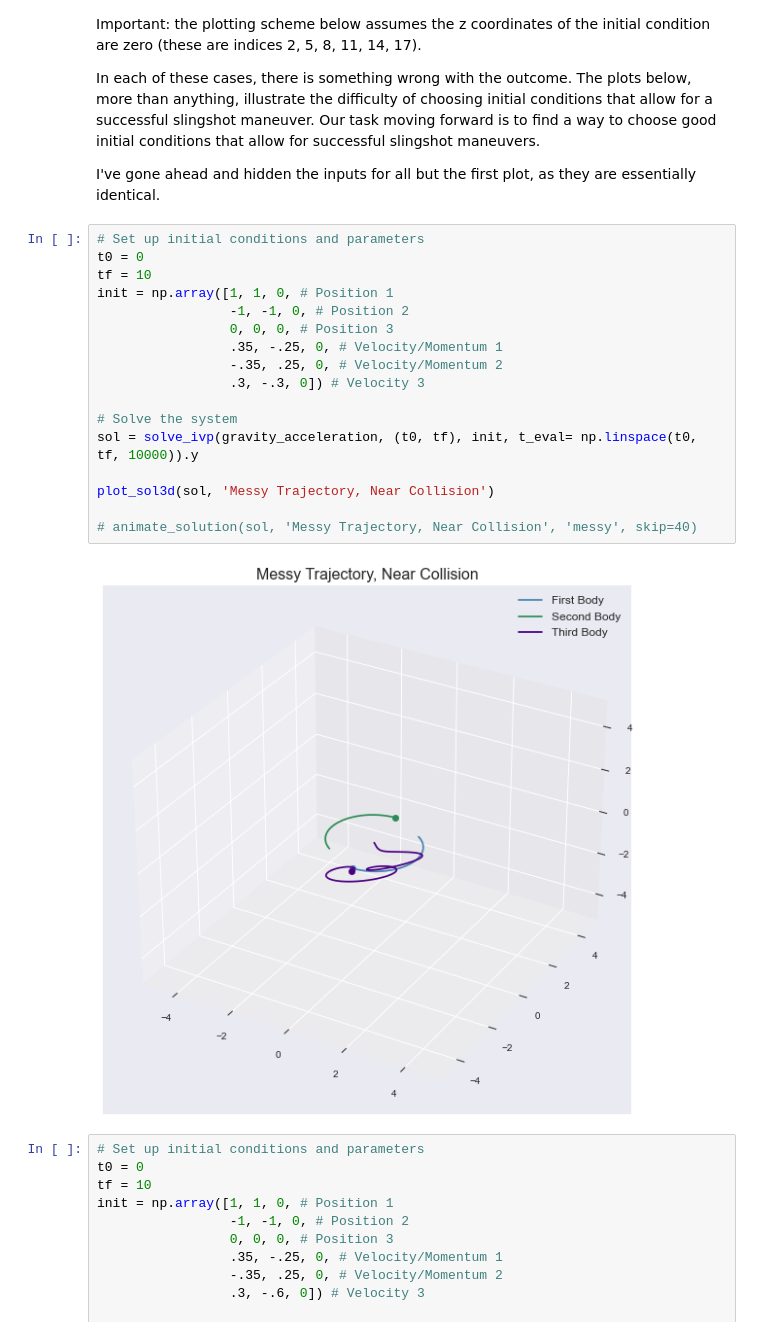
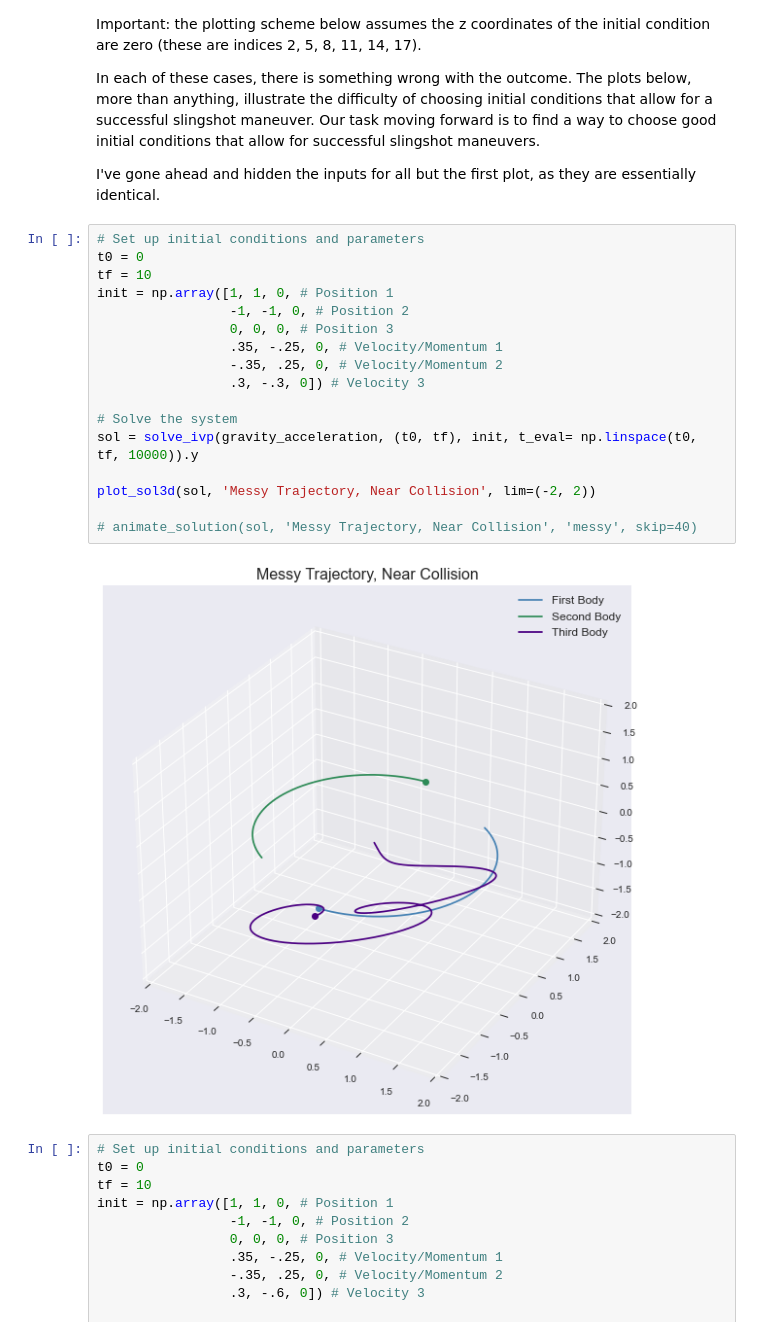
Before and after one commit to samcochran/optimal-spacecraft-control, a Jupyter notebook: Code/Sam.ipynb, the cells around one changed output. Saved outputs shown, nothing was run; the diff lists cells and outputs as text.

```diff
--- a/Code/Sam.ipynb
+++ b/Code/Sam.ipynb
@@ -164,22 +164,22 @@ I've gone ahead and hidden the inputs for all but the first plot, as they are es
 # %%
 # Set up initial conditions and parameters
 t0 = 0
 tf = 10
 init = np.array([1, 1, 0, # Position 1
                  -1, -1, 0, # Position 2
                  0, 0, 0, # Position 3
                  .35, -.25, 0, # Velocity/Momentum 1
                  -.35, .25, 0, # Velocity/Momentum 2
                  .3, -.3, 0]) # Velocity 3
 
 # Solve the system
 sol = solve_ivp(gravity_acceleration, (t0, tf), init, t_eval= np.linspace(t0, tf, 10000)).y
 
-plot_sol3d(sol, 'Messy Trajectory, Near Collision')
+plot_sol3d(sol, 'Messy Trajectory, Near Collision', lim=(-2, 2))
 
 # animate_solution(sol, 'Messy Trajectory, Near Collision', 'messy', skip=40)
 # %% [output]
-[figure, old version]
+[figure, new version]
 # %%
 # Set up initial conditions and parameters
 t0 = 0
```
Also changed, not shown: 1 other file.
